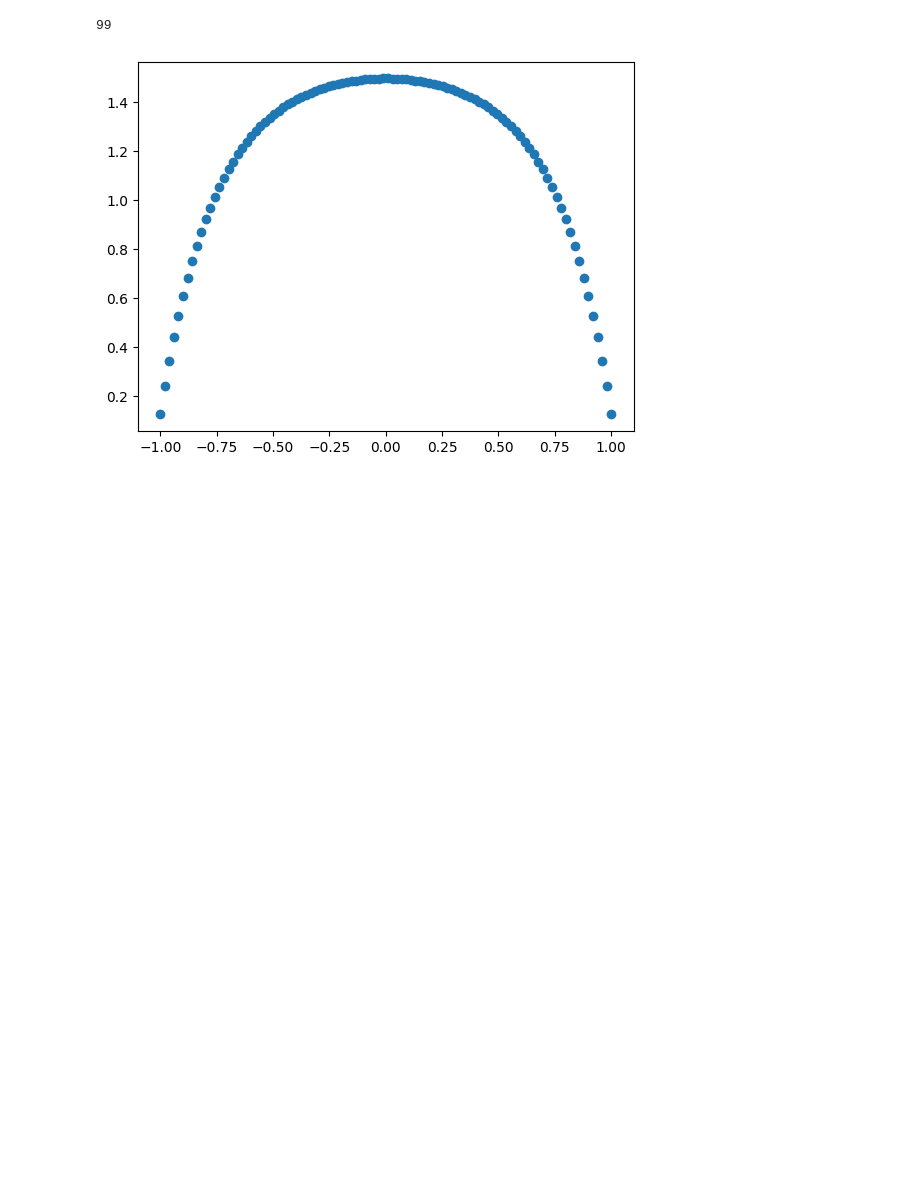
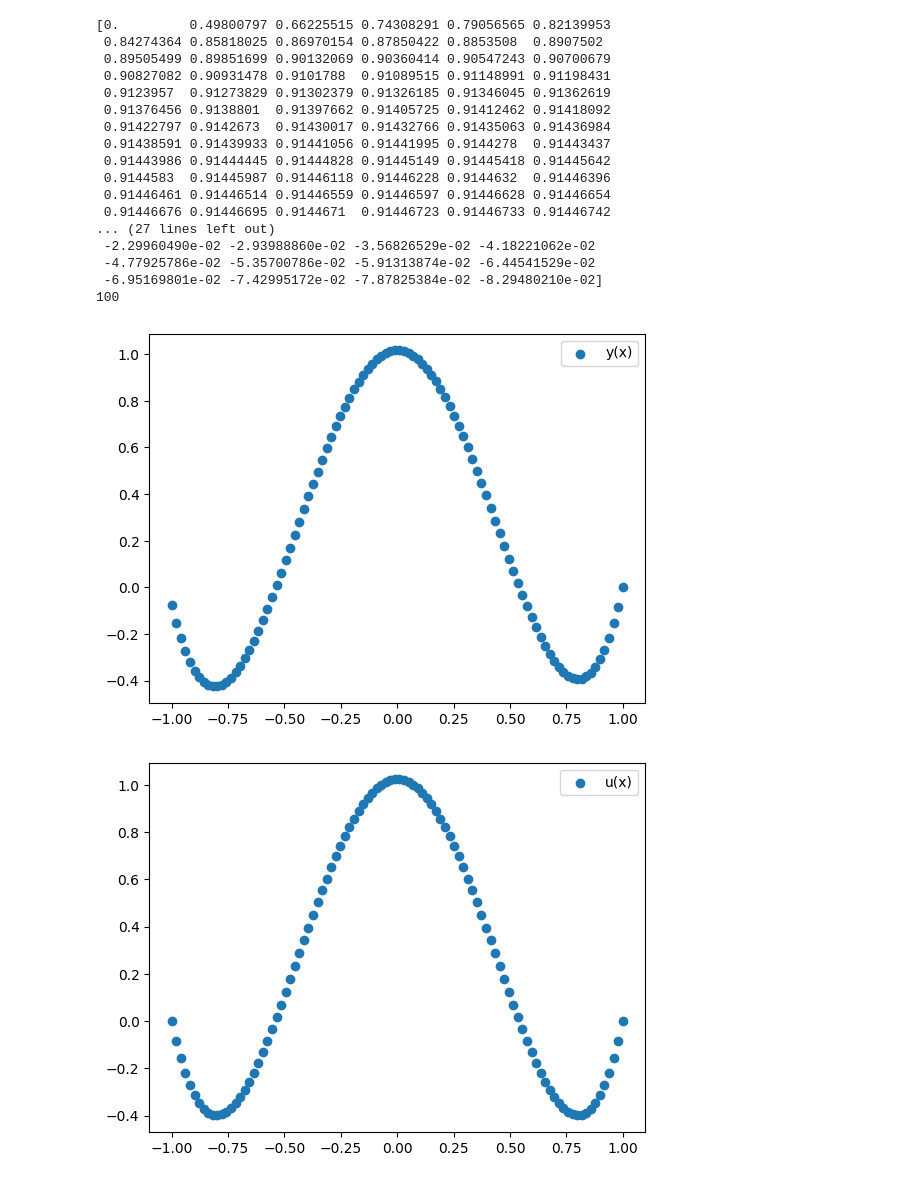
Before and after one commit to zombig816/Numerical-methods, a Jupyter notebook: num_methods.ipynb, the cells around one changed output. Saved outputs shown, nothing was run; the diff lists cells and outputs as text; code cells hidden in the pictures; blank space fills up the shorter version.

```diff
--- a/num_methods.ipynb
+++ b/num_methods.ipynb
@@ -5,7 +5,7 @@ import numpy as np
 import matplotlib.pyplot as plt
 
 def f(x, eps):
-  return ((1/eps) + np.pi**2) + np.cos(np.pi * x)
+  return ((1/eps) + np.pi**2) * np.cos(np.pi * x)
 
 def q(x, eps):
   return 1/eps
@@ -16,39 +16,80 @@ def u(x, eps):
     + np.exp(-(x + 1.0)/(eps**0.5)))
 
 def progonka(a, b, N, eps, f, q, u):
   h = (b - a) / N
   ua = u(a, eps)
   ub = u(b, eps)
   x = np.linspace(a, b, N)
   A = - (1/(h**2))
   C = - (1/(h**2))
   B = (2/(h**2)) + q(x, eps)
   F = (f(x, eps))
 
-  alpha = [(-C / B)]
-  betta = [(F[0]/B)]
+  F[0] = ua
+  F[-1] = ub
+
+  alpha = np.zeros(N)
+  betta = np.zeros(N)
+
+  alpha[1] = (-C / B)
+  betta[1] = (F[0]/B)
 
   for i in range(1, N-1):
-    alpha.append( -(C/(B + alpha[i-1]*A)) )
-    betta.append( (F[i] - A*betta[i-1]) / (B + A*alpha[i-1]) )
+    alpha[i+1] =  -(C/(B + alpha[i]*A))
+    betta[i+1] =  (F[i] - A*betta[i]) / (B + A*alpha[i])
 
-  y = [(F[-1] - A*betta[-1]) / (B + A*alpha[-1])]
+
+  print(alpha)
+  print(betta)
+  y = np.zeros(N)
+
+  y[N-1] = (F[-1] - A*betta[-1]) / (B + A*alpha[-1])
+  y[N-1] = ub
   print(len(alpha))
+
   for i in range(N-2, -1, -1):
-    y.append(alpha[i] * y[N-2-i] + betta[i])
+    y[i] = (alpha[i+1] * y[i+1] + betta[i+1])
 
   return x, y
 
 a = -1
 b = 1
 eps = 0.05
 N = 100
 
 x, y = progonka(a, b, N, eps, f, q, u)
 
+
+ux = u(x,eps)
 fig, ax = plt.subplots()
-ax.scatter(x, y)
+ax.scatter(x, y, label='y(x)')
+plt.legend()
+
+fig2, ax2 = plt.subplots()
+ax2.scatter(x, ux, label='u(x)')
+plt.legend()
+
+fig2, ax2 = plt.subplots()
+ax2.scatter(x, np.abs(ux-y), label='errors')
+plt.legend()
 plt.show()
 # %% [output]
-99
+[0.         0.49800797 0.66225515 0.74308291 0.79056565 0.82139953
+ 0.84274364 0.85818025 0.86970154 0.87850422 0.8853508  0.8907502
+ 0.89505499 0.89851699 0.90132069 0.90360414 0.90547243 0.90700679
+ 0.90827082 0.90931478 0.9101788  0.91089515 0.91148991 0.91198431
+ 0.9123957  0.91273829 0.91302379 0.91326185 0.91346045 0.91362619
+ 0.91376456 0.9138801  0.91397662 0.91405725 0.91412462 0.91418092
+ 0.91422797 0.9142673  0.91430017 0.91432766 0.91435063 0.91436984
+ 0.91438591 0.91439933 0.91441056 0.91441995 0.9144278  0.91443437
+ 0.91443986 0.91444445 0.91444828 0.91445149 0.91445418 0.91445642
+ 0.9144583  0.91445987 0.91446118 0.91446228 0.9144632  0.91446396
+ 0.91446461 0.91446514 0.91446559 0.91446597 0.91446628 0.91446654
+ 0.91446676 0.91446695 0.9144671  0.91446723 0.91446733 0.91446742
+... (27 lines left out)
+ -2.29960490e-02 -2.93988860e-02 -3.56826529e-02 -4.18221062e-02
+ -4.77925786e-02 -5.35700786e-02 -5.91313874e-02 -6.44541529e-02
+ -6.95169801e-02 -7.42995172e-02 -7.87825384e-02 -8.29480210e-02]
+100
-[figure, old version]
+[figure, new version]
+[figure, added]
```
Also changed, not shown: parts of 1 cell of this notebook.
